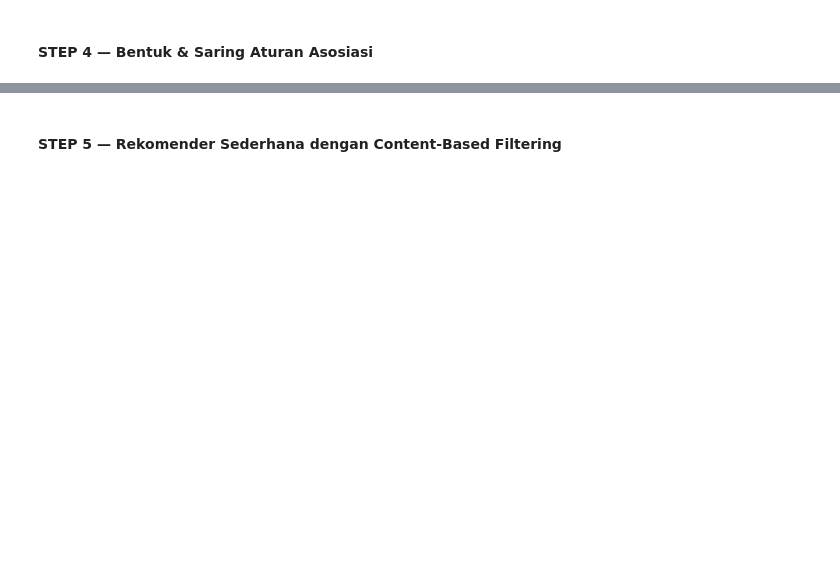
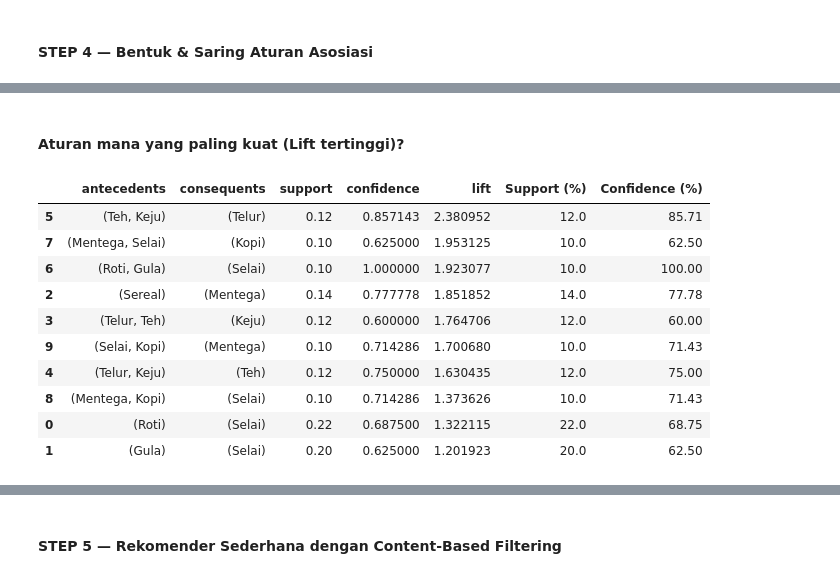
Before and after one commit to mocha-dts/DataScience_240401010041_M.Rochmatullah, a Jupyter notebook: pertemuan12_mochamadrochmatullah_240401010041.ipynb, the cells around one changed output, grey strips where cells are left out. Cells and saved outputs as stored; diff of their text form; code cells hidden in the pictures; blank space fills up the shorter version.

```diff
--- a/pertemuan12_mochamadrochmatullah_240401010041.ipynb
+++ b/pertemuan12_mochamadrochmatullah_240401010041.ipynb
@@ -195,0 +215,37 @@ print(rules[['antecedents', 'consequents',
+# %%
+rules = rules[
+    [
+        "antecedents",
+        "consequents",
+        "support",
+        "confidence",
+        "lift"
+    ]
+]
+
+rules.head(10)
+
+rules = rules.sort_values(
+    by="confidence",
+    ascending=False
+)
+
+rules.head(10)
+
+rules["Support (%)"] = (
+    rules["support"]*100
+).round(2)
+
+rules["Confidence (%)"] = (
+    rules["confidence"]*100
+).round(2)
+
+rules.head(10)
+
+best_rule = rules.iloc[0]
+
+print("Antecedent :", best_rule["antecedents"])
+print("Consequent :", best_rule["consequents"])
+print("Support :", round(best_rule["support"],3))
+print("Confidence :", round(best_rule["confidence"],3))
+print("Lift :", round(best_rule["lift"],3))
@@ -195,0 +312,16 @@ print(rules[['antecedents', 'consequents',
+# %% [markdown]
+#### Aturan mana yang paling kuat (Lift tertinggi)?
+# %%
+rules.sort_values(by="lift", ascending=False).head(10)
+# %% [output]
+|  | antecedents | consequents | support | confidence | lift | Support (%) | Confidence (%) |
+| 5 | (Teh, Keju) | (Telur) | 0.12 | 0.857143 | 2.380952 | 12.0 | 85.71 |
+| 7 | (Mentega, Selai) | (Kopi) | 0.10 | 0.625000 | 1.953125 | 10.0 | 62.50 |
+| 6 | (Roti, Gula) | (Selai) | 0.10 | 1.000000 | 1.923077 | 10.0 | 100.00 |
+| 2 | (Sereal) | (Mentega) | 0.14 | 0.777778 | 1.851852 | 14.0 | 77.78 |
+| 3 | (Telur, Teh) | (Keju) | 0.12 | 0.600000 | 1.764706 | 12.0 | 60.00 |
+| 9 | (Selai, Kopi) | (Mentega) | 0.10 | 0.714286 | 1.700680 | 10.0 | 71.43 |
+| 4 | (Telur, Keju) | (Teh) | 0.12 | 0.750000 | 1.630435 | 12.0 | 75.00 |
+| 8 | (Mentega, Kopi) | (Selai) | 0.10 | 0.714286 | 1.373626 | 10.0 | 71.43 |
+| 0 | (Roti) | (Selai) | 0.22 | 0.687500 | 1.322115 | 22.0 | 68.75 |
+| 1 | (Gula) | (Selai) | 0.20 | 0.625000 | 1.201923 | 20.0 | 62.50 |
```
Also changed, not shown: parts of 17 cells of this notebook.
